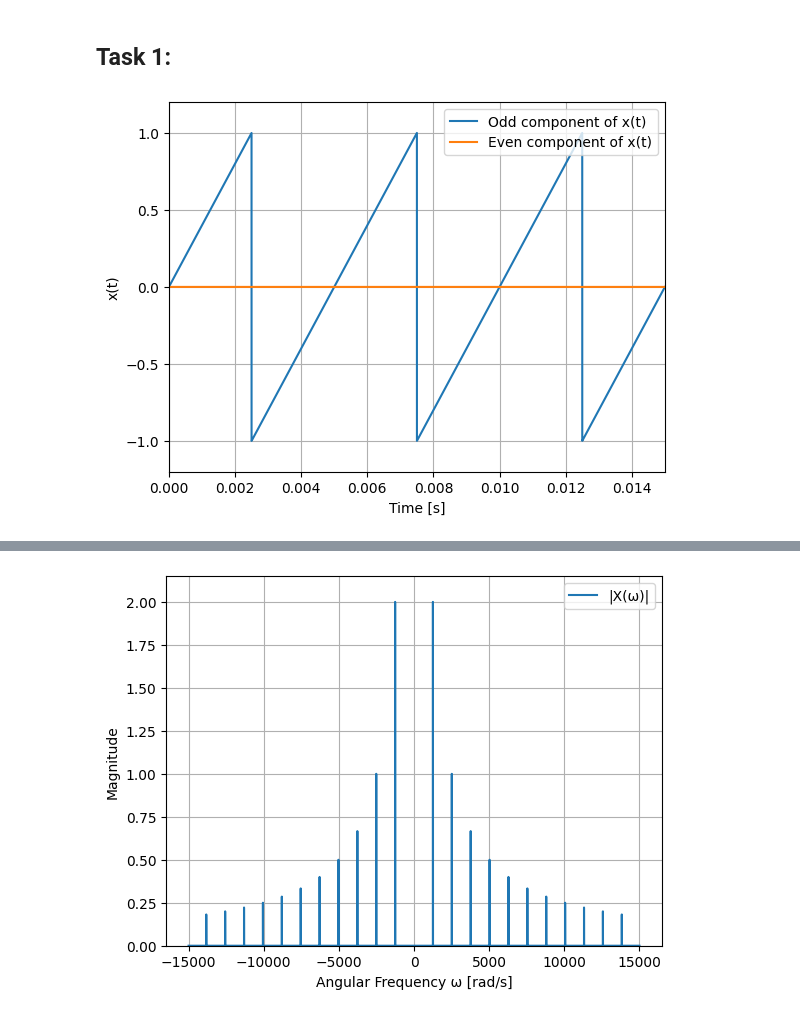
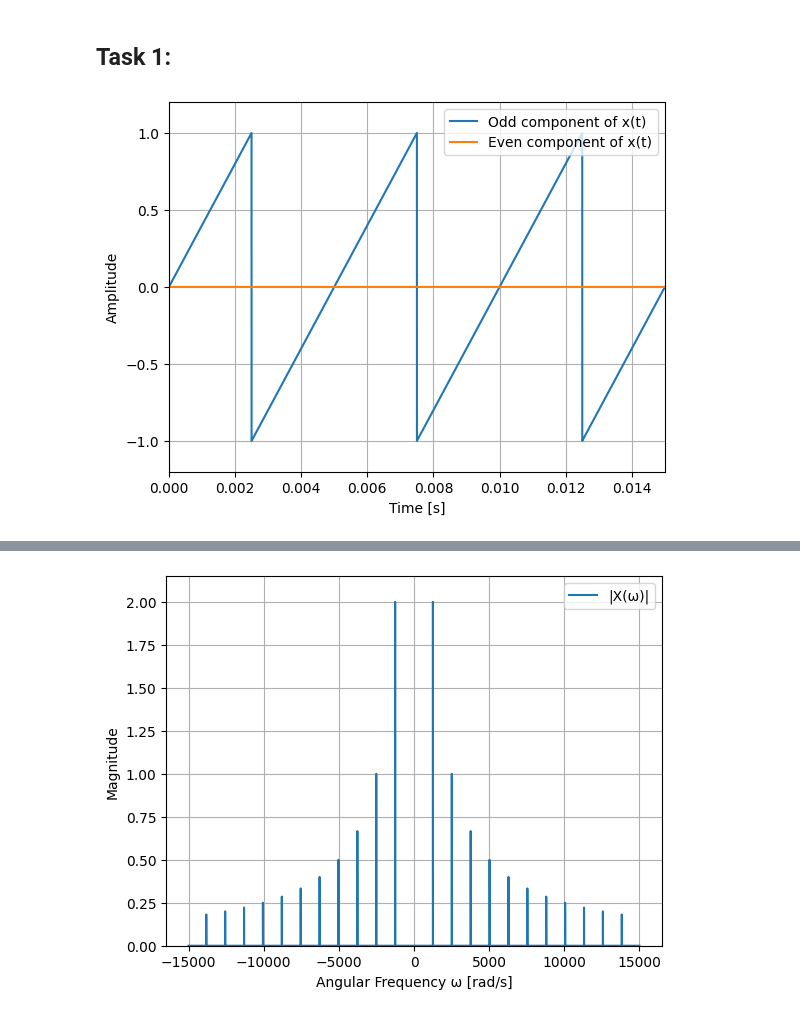
Before and after one commit to OliverHansson/Sigtrans_assignments, a Jupyter notebook: Assignment2/Assignment2.ipynb, the cells around one changed output, grey strips where cells are left out. Drawn from its saved outputs; the diff is of its cells as text; code cells hidden in the pictures.

```diff
--- a/Assignment2/Assignment2.ipynb
+++ b/Assignment2/Assignment2.ipynb
@@ -7,31 +7,31 @@ from scipy import signal
 # %%
 start = 0             # Start value
 stop = 15*10**(-3)    # Stop value
 increment = 0.000001  # Increment value (TODO: we might want to make this even smaller?)
 
 t = np.arange(start, stop, increment)
 
 x_odd = signal.sawtooth(2*np.pi * 200 * (t-2.5*10**(-3)))
 
 x_even = (x_odd - x_odd)/2
 
 # Create a new figure
 fig, ax = plt.subplots()
 
 # Plot the curve with x-values 't' and y-values 'x' into the figure 'ax' with the legend entry 'My Signal'
 ax.plot(t, x_odd, label='Odd component of x(t)')
 ax.plot(t, x_even, label='Even component of x(t)')
 
 
-ax.set_ylabel('x(t)')  # Add y-axis label
+ax.set_ylabel('Amplitude')  # Add y-axis label
 ax.set_xlabel("Time [s]") # Add x-axis label
 ax.grid(True)              # Turn on the grid
 ax.set_xlim(0, 0.015)       # Set x-axis limits 0-15 ms
 ax.set_ylim(-1.2, 1.2)     # Set y-axis limits
 ax.legend(loc='upper right') # Add legend
 plt.show()                 # Show the plot
 # %% [output]
-[figure, old version]
+[figure, new version]
 # %%
 alpha = 1000 * np.pi
 omega = np.linspace(-15e3, 15e3, 30001)  # Dense grid of frequencies
```
Also changed, not shown: parts of 3 cells of this notebook, 6 other files.
